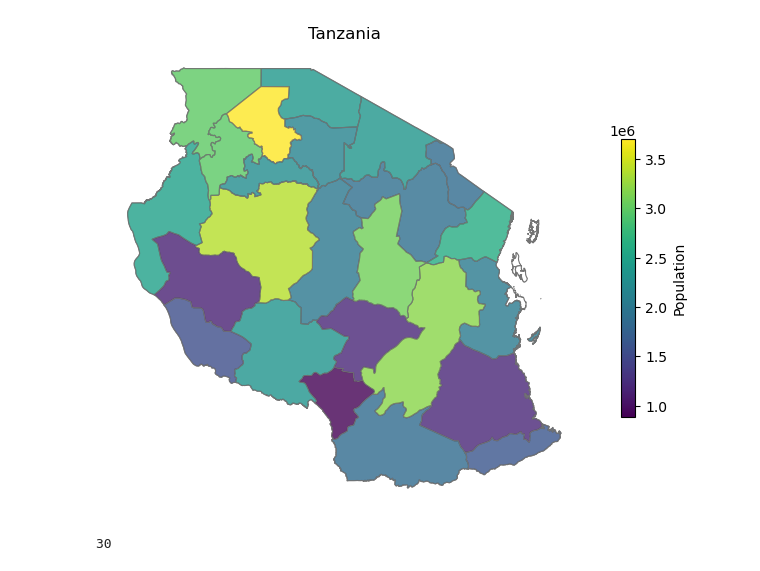
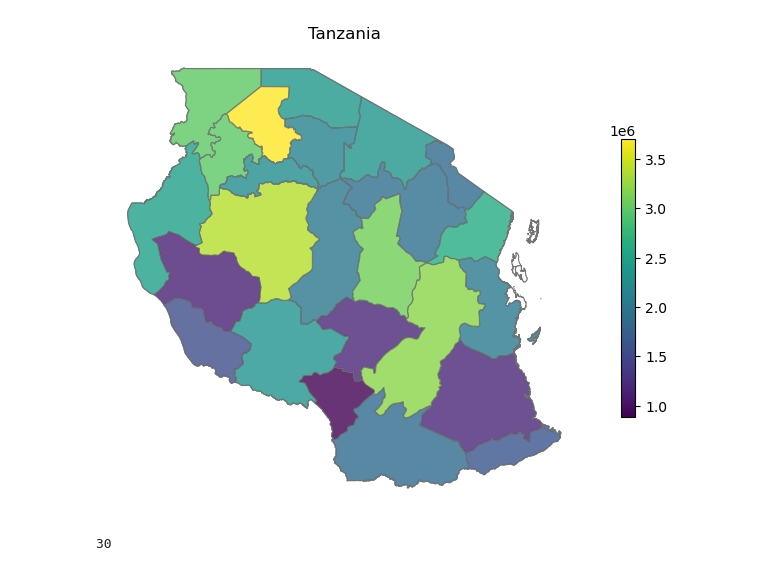
Before and after one commit to 4Sam6/Visualization_Maps, a Jupyter notebook: adding_populations.ipynb, the cells around one changed output. Cells and saved outputs as stored; diff of their text form; code cells hidden in the pictures.

```diff
--- a/adding_populations.ipynb
+++ b/adding_populations.ipynb
@@ -19,36 +19,38 @@ population.rename(columns={"area_name": "shapeName"}, inplace=True)
 
 
 # Merge population data with the region shapefile
 reg_pop = regions.merge(population, on="shapeName", how="left")
 
 
 # generating the chart
 # Create a figure and axis for a single plot
 fig, ax = plt.subplots(figsize=(10, 6))
 # Plot the region map
 reg_pop.plot(ax = ax,  edgecolor="#747474", linewidth=0.8,color = "white")
 
 # Plot the regions with population-based color
 reg_pop.plot(ax=ax, edgecolor="#747474", linewidth=0.8, column="Population Size-Total",
           cmap="viridis", legend=True, alpha=0.8,  legend_kwds={
                  "shrink": 0.6,  # Shrink the legend size
-                 "label": "Population",  # Legend title
+                 "label": "",  # Legend title
                  "orientation": "vertical",  # Can also be 'horizontal'
 
              })
 
 # label graph
 plt.title("Tanzania")
 plt.xlabel("Longitude")
 plt.ylabel("Latitude")
 # removing the axis
 plt.axis("off")
-
+leg = ax.get_legend()
+if leg:
+    leg.set_title("")  # Removes the legend title
 plt.savefig("Tanzania_map.png", dpi=300, bbox_inches="tight")
 
 plt.show()
 # %% [output]
-[figure, old version]
+[figure, new version]
 # %%
 # %% [output]
 30
```
Also changed, not shown: 1 other file.
